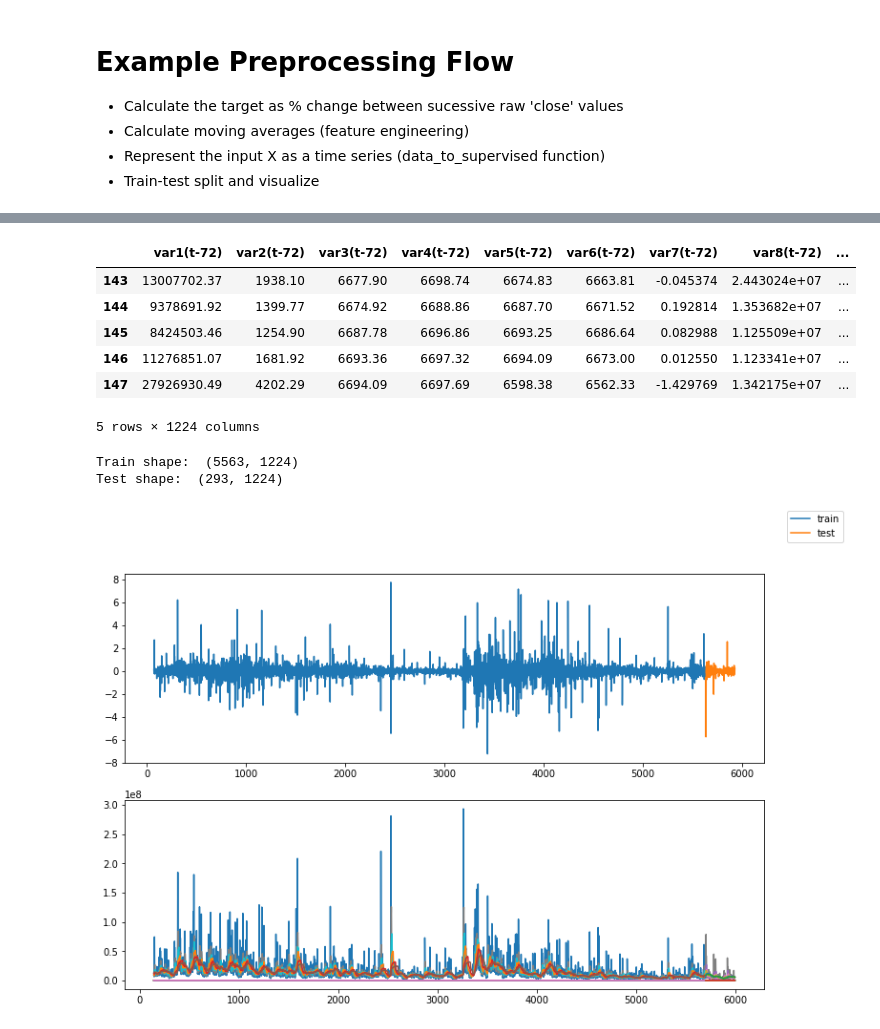
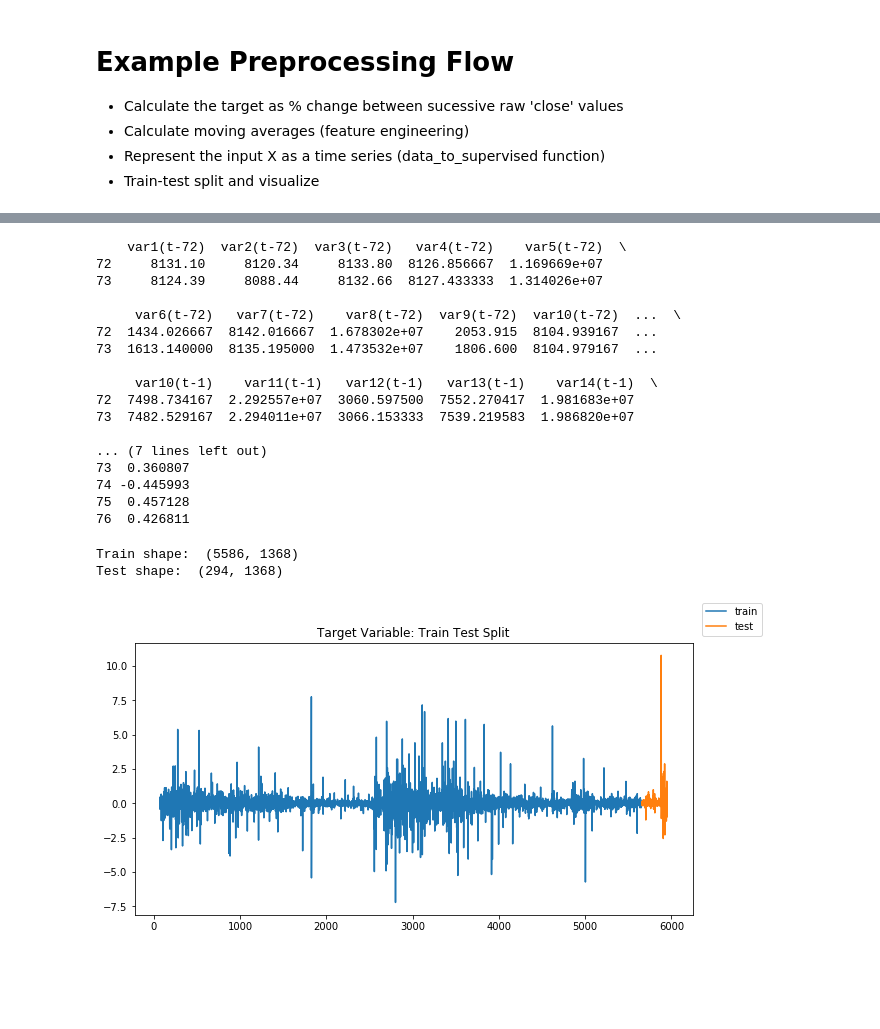
Before and after one commit to daniel-cortez-stevenson/crypto-predict, a Jupyter notebook: notebooks/preprocessing.ipynb, the cells around one changed output, grey strips where cells are left out. Saved outputs shown, nothing was run; the diff lists cells and outputs as text; code cells hidden in the pictures; blank space fills up the shorter version.

```diff
--- a/notebooks/preprocessing.ipynb
+++ b/notebooks/preprocessing.ipynb
@@ -40,0 +51,14 @@ TEST_SIZE = 0.05
+# %%
+transforms = [
+    ('passthrough', PassthroughTransformer(), pc['passthrough']),
+    ('ma03', MovingAverageTransformer(3), pc['moving_average']),
+    ('ma06', MovingAverageTransformer(6), pc['moving_average']),
+    ('ma12', MovingAverageTransformer(12), pc['moving_average']),
+    ('ma24', MovingAverageTransformer(24), pc['moving_average']),
+    ('ma48', MovingAverageTransformer(48), pc['moving_average']),
+    ('make_target', PercentChangeTransformer(), [pc['target']]),
+]
+ct = ColumnTransformer(transforms, remainder='drop', n_jobs=-1)
+ct = ct.fit(data)
+features = ct.get_feature_names()
+features
@@ -40,0 +85,4 @@ TEST_SIZE = 0.05
+# %%
+arr = ct.transform(data)
+arr = arr[~np.isnan(arr).any(axis=1)]
+arr.view()
@@ -67,30 +120,38 @@ N_FEATURES
 # %%
-X, y = data_to_supervised(input_df=df, Tx=Tx, Ty=Ty)
-X.head()
+X, y = data_to_supervised(input_df=arr, target_ix=-1, Tx=pc['tx'], Ty=pc['ty'])
+p(X.head(2))
+p(y.head(5))
 # %% [output]
-|  | var1(t-72) | var2(t-72) | var3(t-72) | var4(t-72) | var5(t-72) | var6(t-72) | var7(t-72) | var8(t-72) | ... |
-| 143 | 13007702.37 | 1938.10 | 6677.90 | 6698.74 | 6674.83 | 6663.81 | -0.045374 | 2.443024e+07 | ... |
-| 144 | 9378691.92 | 1399.77 | 6674.92 | 6688.86 | 6687.70 | 6671.52 | 0.192814 | 1.353682e+07 | ... |
-| 145 | 8424503.46 | 1254.90 | 6687.78 | 6696.86 | 6693.25 | 6686.64 | 0.082988 | 1.125509e+07 | ... |
-| 146 | 11276851.07 | 1681.92 | 6693.36 | 6697.32 | 6694.09 | 6673.00 | 0.012550 | 1.123341e+07 | ... |
-| 147 | 27926930.49 | 4202.29 | 6694.09 | 6697.69 | 6598.38 | 6562.33 | -1.429769 | 1.342175e+07 | ... |
-5 rows × 1224 columns
+    var1(t-72)  var2(t-72)  var3(t-72)   var4(t-72)    var5(t-72)  \
+72     8131.10     8120.34     8133.80  8126.856667  1.169669e+07
+73     8124.39     8088.44     8132.66  8127.433333  1.314026e+07
+
+     var6(t-72)   var7(t-72)    var8(t-72)  var9(t-72)  var10(t-72)  ...  \
+72  1434.026667  8142.016667  1.678302e+07    2053.915  8104.939167  ...
+73  1613.140000  8135.195000  1.473532e+07    1806.600  8104.979167  ...
+
+     var10(t-1)    var11(t-1)   var12(t-1)   var13(t-1)    var14(t-1)  \
+72  7498.734167  2.292557e+07  3060.597500  7552.270417  1.981683e+07
+73  7482.529167  2.294011e+07  3066.153333  7539.219583  1.986820e+07
+
+... (7 lines left out)
+73  0.360807
+74 -0.445993
+75  0.457128
+76  0.426811
 # %%
-X_train, X_test, y_train, y_test = train_test_split(X, y, test_size=TEST_SIZE, shuffle=False)
+X_train, X_test, y_train, y_test = train_test_split(X, y, test_size=pc['test_fraction'], shuffle=False)
 p('Train shape: ', X_train.shape)
 p('Test shape: ', X_test.shape)
 # %% [output]
-Train shape:  (5563, 1224)
-Test shape:  (293, 1224)
+Train shape:  (5586, 1368)
+Test shape:  (294, 1368)
 # %%
-fig, ax = plt.subplots(2, figsize=(12, 8))
-
-ax[0].plot(y_train, label='train')
-ax[0].plot(y_test, label='test')
-
-ax[1].plot(X_train.iloc[:,-N_FEATURES:])
-ax[1].plot(X_test.iloc[:,-N_FEATURES:])
+fig, ax = plt.subplots(1, figsize=(10, 5))
+ax.plot(y_train, label='train')
+ax.plot(y_test, label='test')
+plt.title('Target Variable: Train Test Split')
 fig.legend()
 plt.show()
 # %% [output]
-[figure, old version]
+[figure, new version]
```
Also changed, not shown: parts of 9 cells of this notebook, 24 other files.
